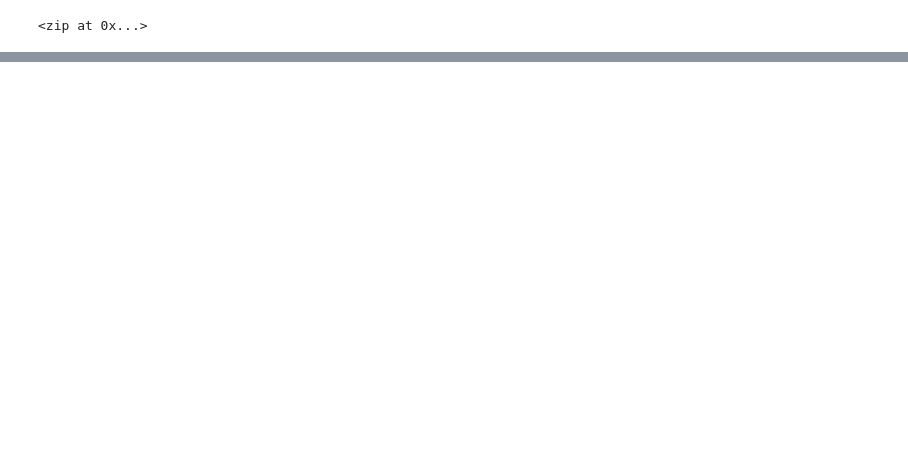
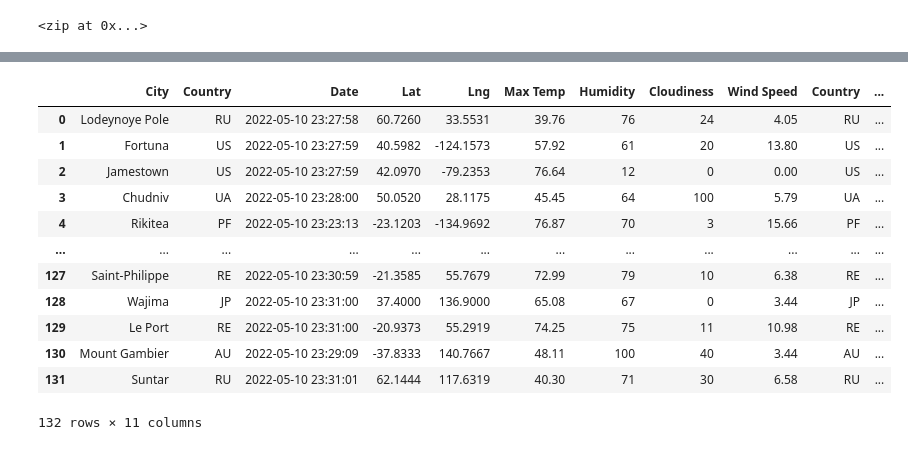
Before and after one commit to PeterV84/World_Weather_Analysis, a Jupyter notebook: WeatherPy.ipynb, the cells around one changed output, grey strips where cells are left out. Cells and saved outputs as stored; diff of their text form; code cells hidden in the pictures; blank space fills up the shorter version.

```diff
--- a/WeatherPy.ipynb
+++ b/WeatherPy.ipynb
@@ -22,5 +97,6 @@ coordinates = list(lat_lngs)
 # %%
 # Use the print() function to display the latitude and longitude combinations.
 for coordinate in coordinates:
-    print(coordinate[0], coordinate[1])
+    print(citipy.nearest_city(coordinate[0], coordinate[1]).city_name,
+          citipy.nearest_city(coordinate[0], coordinate[1]).country_code)
 # %% [output]
@@ -54,0 +140,4 @@ len(cities)
+# %%
+# Starting URL for Weather Map API Call.
+url = "http://api.openweathermap.org/data/2.5/weather?units=Imperial&APPID=" + weather_api_key
+print(url)
@@ -54,0 +222,5 @@ len(cities)
+# %%
+# Create an endpoint URL for a city.
+city_url = url + "&q=" + "Boston"
+city_weather = requests.get(city_url)
+city_weather.json()
@@ -54,0 +370,4 @@ len(cities)
+# %%
+# Convert the array of dictionaries to a Pandas DataFrame.
+city_data_df = pd.DataFrame(city_data)
+city_data_df.head(10)
@@ -54,0 +386,18 @@ len(cities)
+# %%
+new_column_order = ["City", "Country", "Date", "Lat", "Lng", "Max Temp", "Humidity", "Cloudiness", "Wind Speed", "Country", "Date"]
+city_data_df = city_data_df[new_column_order]
+city_data_df
+# %% [output]
+|  | City | Country | Date | Lat | Lng | Max Temp | Humidity | Cloudiness | Wind Speed | Country | ... |
+| 0 | Lodeynoye Pole | RU | 2022-05-10 23:27:58 | 60.7260 | 33.5531 | 39.76 | 76 | 24 | 4.05 | RU | ... |
+| 1 | Fortuna | US | 2022-05-10 23:27:59 | 40.5982 | -124.1573 | 57.92 | 61 | 20 | 13.80 | US | ... |
+| 2 | Jamestown | US | 2022-05-10 23:27:59 | 42.0970 | -79.2353 | 76.64 | 12 | 0 | 0.00 | US | ... |
+| 3 | Chudniv | UA | 2022-05-10 23:28:00 | 50.0520 | 28.1175 | 45.45 | 64 | 100 | 5.79 | UA | ... |
+| 4 | Rikitea | PF | 2022-05-10 23:23:13 | -23.1203 | -134.9692 | 76.87 | 70 | 3 | 15.66 | PF | ... |
+| ... | ... | ... | ... | ... | ... | ... | ... | ... | ... | ... | ... |
+| 127 | Saint-Philippe | RE | 2022-05-10 23:30:59 | -21.3585 | 55.7679 | 72.99 | 79 | 10 | 6.38 | RE | ... |
+| 128 | Wajima | JP | 2022-05-10 23:31:00 | 37.4000 | 136.9000 | 65.08 | 67 | 0 | 3.44 | JP | ... |
+| 129 | Le Port | RE | 2022-05-10 23:31:00 | -20.9373 | 55.2919 | 74.25 | 75 | 11 | 10.98 | RE | ... |
+| 130 | Mount Gambier | AU | 2022-05-10 23:29:09 | -37.8333 | 140.7667 | 48.11 | 100 | 40 | 3.44 | AU | ... |
+| 131 | Suntar | RU | 2022-05-10 23:31:01 | 62.1444 | 117.6319 | 40.30 | 71 | 30 | 6.58 | RU | ... |
+132 rows × 11 columns
```
Also changed, not shown: parts of 44 cells of this notebook, 4 other files.
